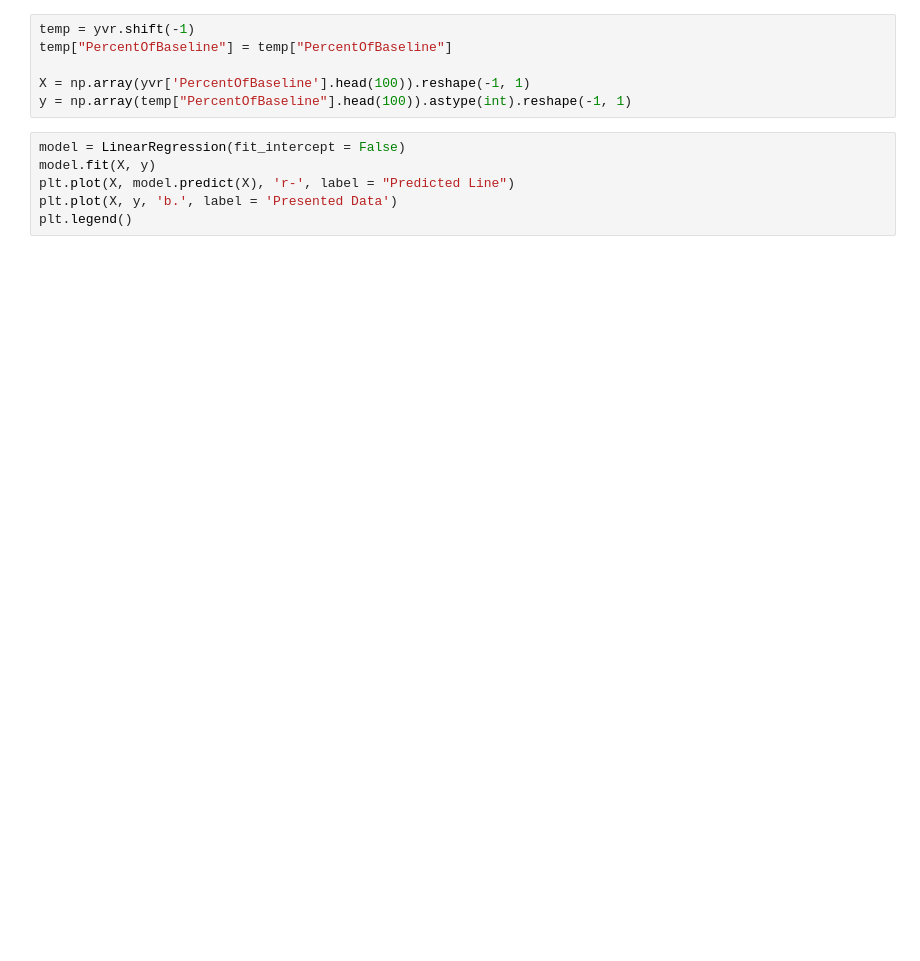
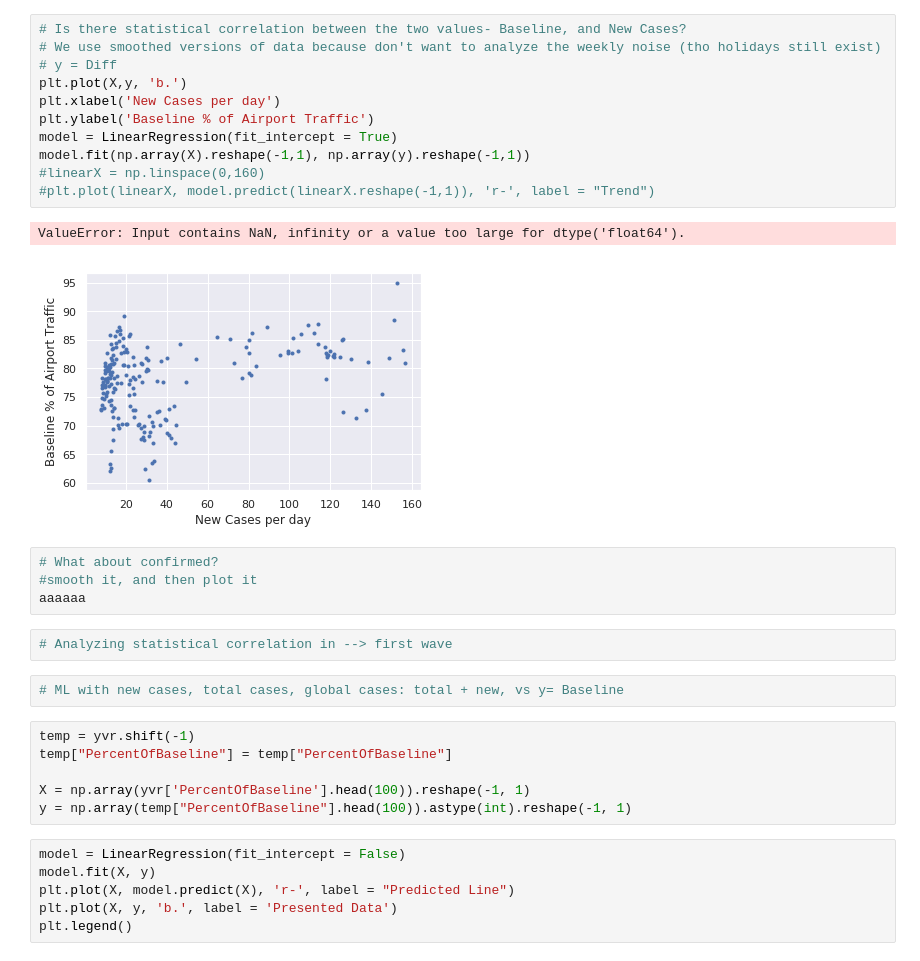
Before and after one commit to clement-ip/covid-airport-travel, a Jupyter notebook: analyze_both.ipynb, the cells around one changed output. Drawn from its saved outputs; the diff is of its cells as text; blank space fills up the shorter version.

```diff
--- a/analyze_both.ipynb
+++ b/analyze_both.ipynb
@@ -62,3 +91,25 @@ plt.show()
+# %%
+# Is there statistical correlation between the two values- Baseline, and New Cases?
+# We use smoothed versions of data because don't want to analyze the weekly noise (tho holidays still exist)
+# y = Diff
+plt.plot(X,y, 'b.')
+plt.xlabel('New Cases per day')
+plt.ylabel('Baseline % of Airport Traffic')
+model = LinearRegression(fit_intercept = True)
+model.fit(np.array(X).reshape(-1,1), np.array(y).reshape(-1,1))
+#linearX = np.linspace(0,160)
+#plt.plot(linearX, model.predict(linearX.reshape(-1,1)), 'r-', label = "Trend")
+# %% [output]
+ValueError: Input contains NaN, infinity or a value too large for dtype('float64').
+[figure, added]
+# %%
+# What about confirmed?
+#smooth it, and then plot it
+aaaaaa
+# %%
+# Analyzing statistical correlation in --> first wave
+# %%
+# ML with new cases, total cases, global cases: total + new, vs y= Baseline
 # %%
 temp = yvr.shift(-1)
 temp["PercentOfBaseline"] = temp["PercentOfBaseline"]
```
Also changed, not shown: parts of 3 cells of this notebook, 2 other files.
